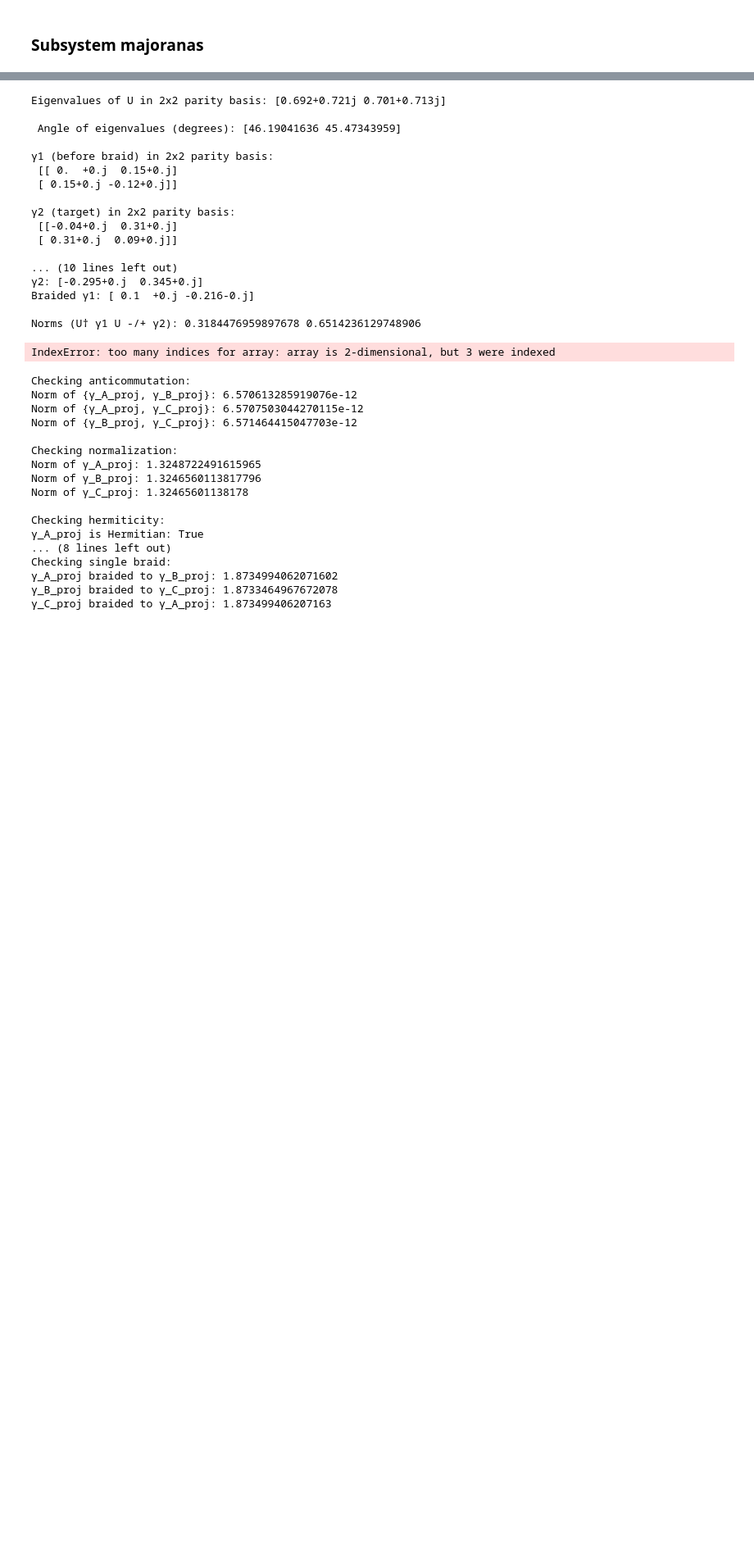
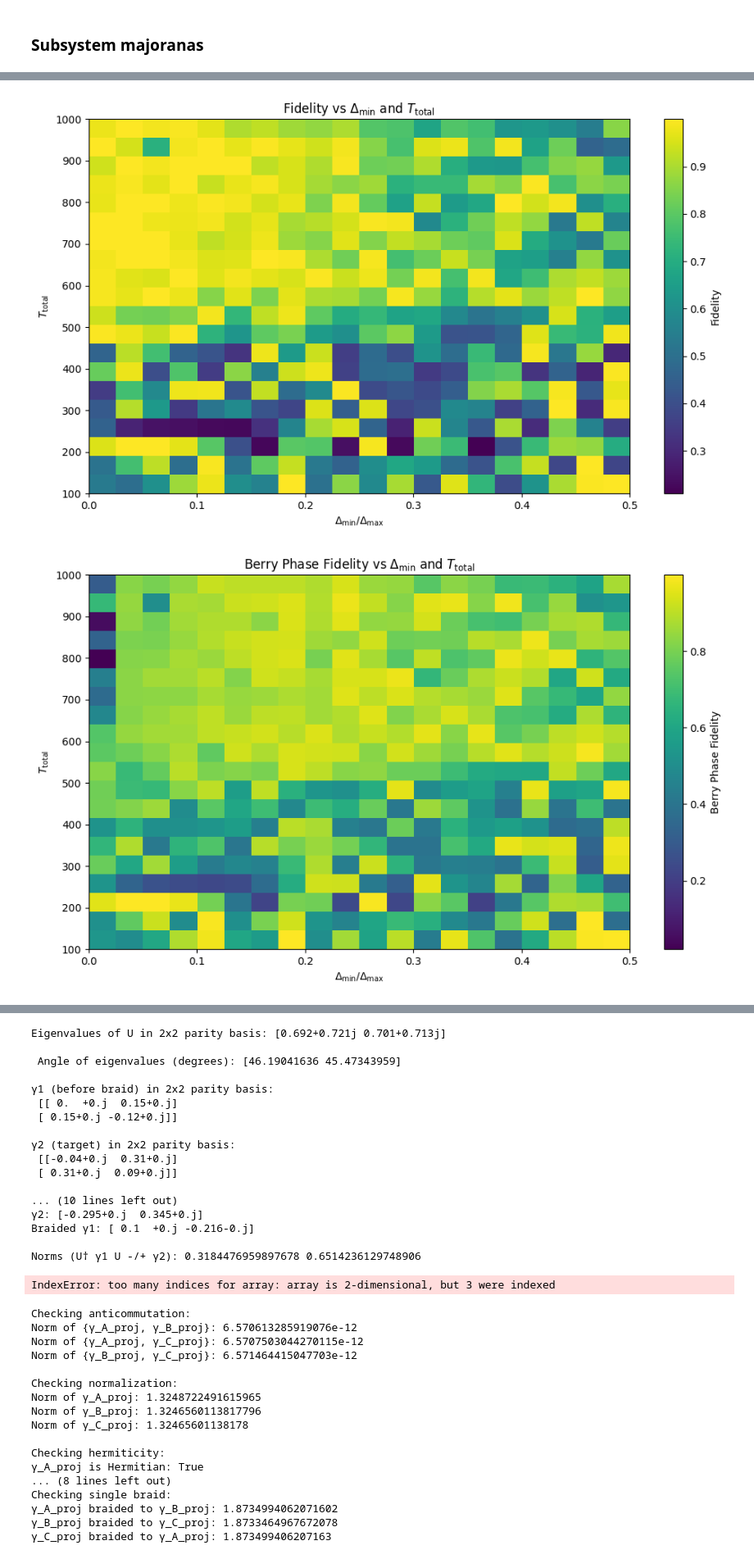
Before and after one commit to hishemok/MasterThesis, a Jupyter notebook: src/braiding/braiding.ipynb, the cells around one changed output, grey strips where cells are left out. Shown at 82% size. Drawn from its saved outputs; the diff is of its cells as text; code cells hidden in the pictures; blank space fills up the shorter version.

```diff
--- a/src/braiding/braiding.ipynb
+++ b/src/braiding/braiding.ipynb
@@ -1601,0 +1712,25 @@ HA |o> = E|o>?: 1.775499310610369e-15
+# %%
+Fidelity_targets = np.array(Fidelity_targets).reshape(len(T_vals), len(dmin_factor))
+Fidelity_Berry_targets = np.array(Fidelity_Berry_targets).reshape(len(T_vals), len(dmin_factor))
+plt.figure(figsize=(10, 6))
+plt.imshow(Fidelity_targets, extent=(dmin_factor[0], dmin_factor[-1], T_vals[0], T_vals[-1]), aspect='auto', origin='lower', cmap='viridis')
+plt.colorbar(label='Fidelity')
+plt.xlabel(r'$Δ_{\text{min}}/Δ_{\text{max}}$')
+plt.ylabel(r'$T_{\text{total}}$')
+plt.title(r'Fidelity vs $Δ_{\text{min}}$ and $T_{\text{total}}$')
+plt.tight_layout()
+
+plt.show()
+
+plt.figure(figsize=(10, 6))
+plt.imshow(Fidelity_Berry_targets, extent=(dmin_factor[0], dmin_factor[-1], T_vals[0], T_vals[-1]), aspect='auto', origin='lower', cmap='viridis')
+plt.colorbar(label='Berry Phase Fidelity')
+plt.xlabel(r'$Δ_{\text{min}}/Δ_{\text{max}}$')
+plt.ylabel(r'$T_{\text{total}}$')
+plt.title(r'Berry Phase Fidelity vs $Δ_{\text{min}}$ and $T_{\text{total}}$')
+plt.tight_layout()
+plt.show()
+plt.show()
+# %% [output]
+[figure, added]
+[figure, added]
```
Also changed, not shown: parts of 35 cells of this notebook, 8 other files.
